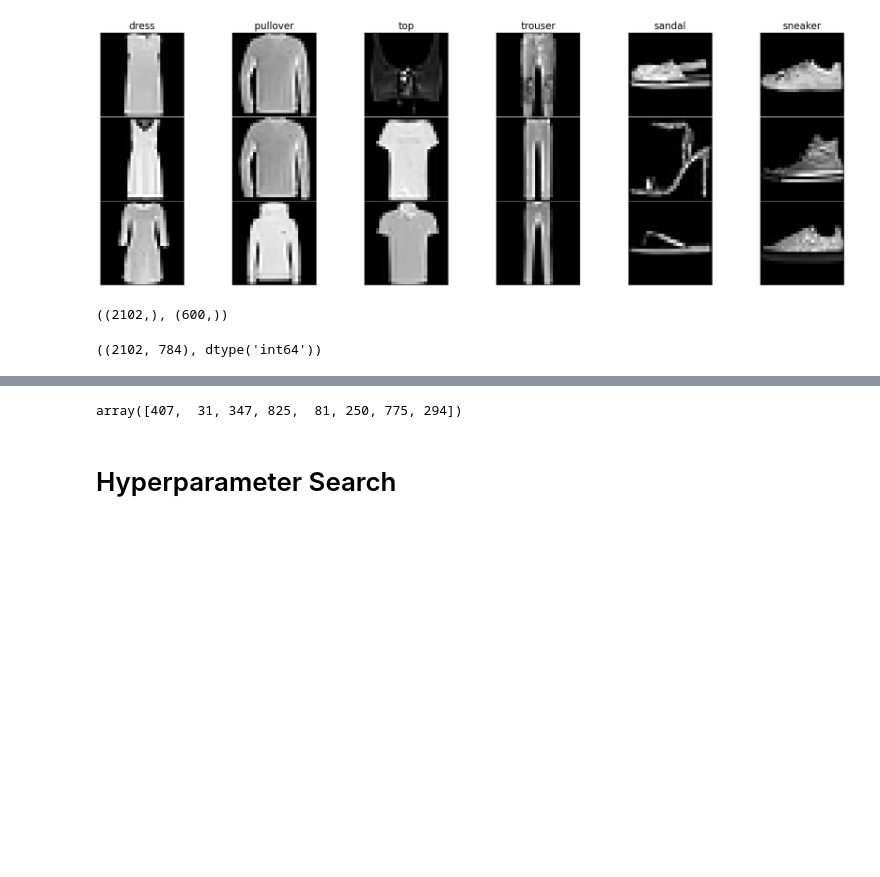
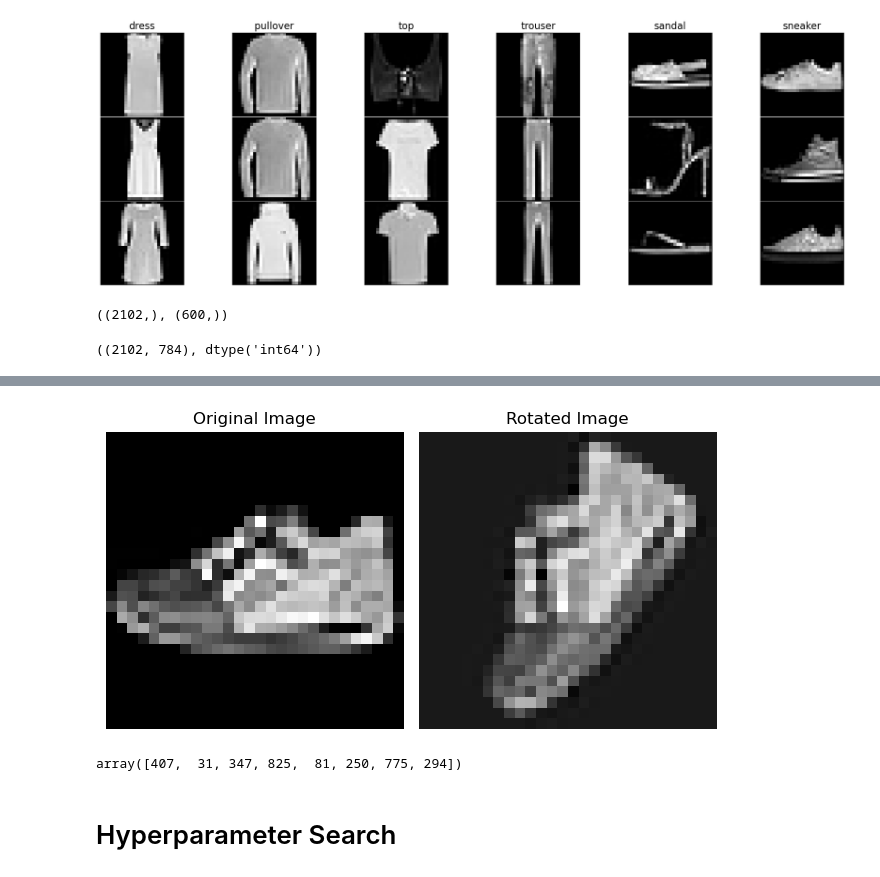
Before and after one commit to vmccab01/ProjectB_cs135, a Jupyter notebook: Part2.ipynb, the cells around one changed output, grey strips where cells are left out. Saved outputs shown, nothing was run; the diff lists cells and outputs as text; code cells hidden in the pictures; blank space fills up the shorter version.

```diff
--- a/Part2.ipynb
+++ b/Part2.ipynb
@@ -40,3 +96,36 @@ normed_valid_x = scaler.transform(valid_x)
+# %%
+## Rotation
+from scipy.ndimage import rotate
+
+aug_tr = np.copy(normed_train_x)
+num_rows_to_rotate = 200 # max = 2102
+
+selected_indices = np.random.choice(aug_tr.shape[0], num_rows_to_rotate, replace=False)
+rotated_array = np.copy(aug_tr)
+
+for row in selected_indices:
+    # Randomly rotate elements within the row
+    random_angle = np.random.randint(360)  # Choose a random angle between 0 and 360 degrees
+    rotated_array[row] = rotate(rotated_array[row].reshape(28,28), random_angle, reshape=False).reshape(784,)
+
+
+aug_tr = rotated_array
+aug_tr[selected_indices[0]] - normed_train_x[selected_indices[0]]
+
+plt.subplot(1, 2, 1)
+plt.imshow(normed_train_x[selected_indices[0]].reshape(28,28), cmap='gray')
+plt.title('Original Image')
+plt.axis('off')
+
+plt.subplot(1, 2, 2)
+plt.imshow(aug_tr[selected_indices[0]].reshape(28,28), cmap='gray')
+plt.title('Rotated Image')
+plt.axis('off')
+
+plt.tight_layout()
+plt.show()
+# %% [output]
+[figure, added]
 # %%
 mlp = MLPClassifier(
             activation='relu',
```
Also changed, not shown: parts of 13 cells of this notebook.
